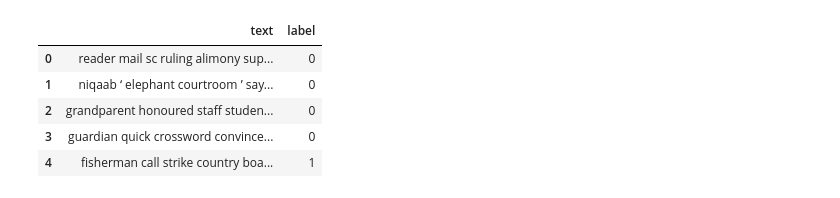
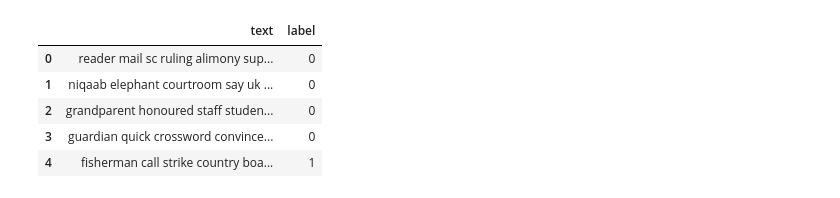
Before and after one commit to mayorofdesalle/koc-training, a Jupyter notebook: 03. Training Models/newsClassifier_LSV.ipynb, the cells around one changed output. Drawn from its saved outputs; the diff is of its cells as text; code cells hidden in the pictures.

```diff
--- a/03. Training Models/newsClassifier_LSV.ipynb
+++ b/03. Training Models/newsClassifier_LSV.ipynb
@@ -1,11 +1,11 @@
 # %%
 import pandas as pd
-data = pd.read_feather('Feathers/processed_data.feather')
-data.head()
+train = pd.read_feather('Feathers/processed_train_data.feather')
+train.head()
 # %% [output]
 |  | text | label |
 | 0 | reader mail sc ruling alimony sup... | 0 |
-| 1 | niqaab ‘ elephant courtroom ’ say... | 0 |
+| 1 | niqaab elephant courtroom say uk ... | 0 |
 | 2 | grandparent honoured staff studen... | 0 |
 | 3 | guardian quick crossword convince... | 0 |
 | 4 | fisherman call strike country boa... | 1 |
```
Also changed, not shown: parts of 6 cells of this notebook, 1 other file.
